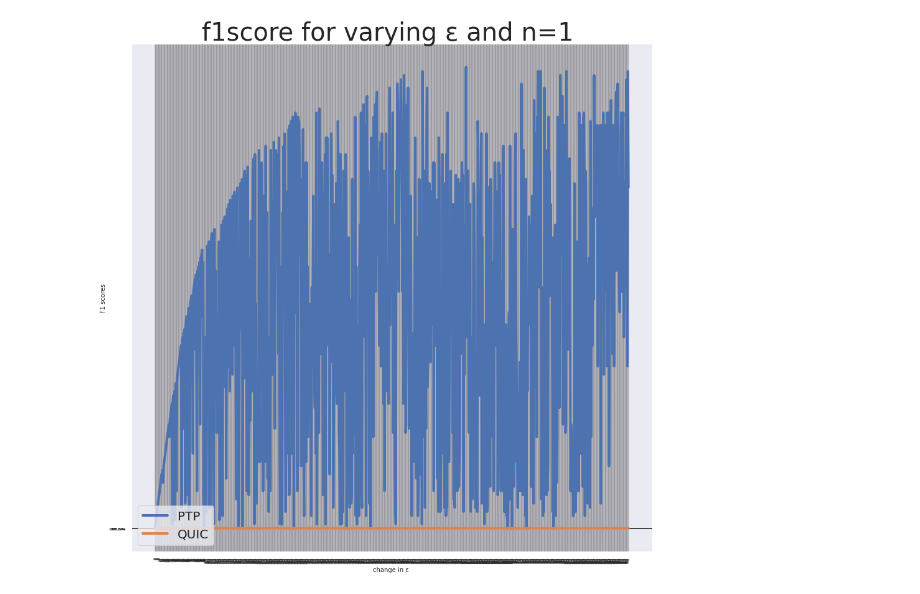
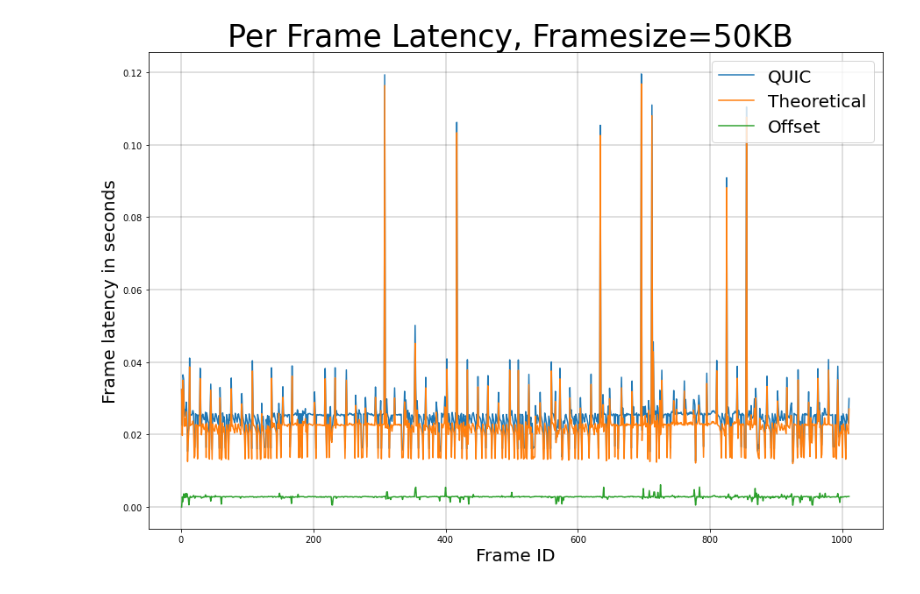
Before and after one commit to wrizzhi/quic_client_server, a Jupyter notebook: plot.ipynb, the cells around one changed output. Drawn from its saved outputs; the diff is of its cells as text; code cells hidden in the pictures.

Commit message:
plots

```diff
--- a/plot.ipynb
+++ b/plot.ipynb
@@ -29,19 +4,21 @@ e= np.arange(0,80)
-# %%
-sns.set_theme()
-plt.figure(figsize=(15,15))
-plt.plot(e,result["OFF_S"],label="PTP",linewidth=4)
-plt.plot(e,result["quic"],label="QUIC",linewidth=4)
-
-
-plt.legend( fontsize=20,loc ="lower left")
-plt.title("f1score for varying \u03B5 and n=1 ",fontsize=40)
-plt.xlabel("change in \u03B5 ",fontsize=20)
-plt.ylabel("F1 scores",fontsize=20)
-plt.xticks(e,rotation=70,fontsize=5)
-plt.yticks(np.arange(0.0001,0.001,0.0001),fontsize=5)
-plt.grid(False,color='black', linestyle='-', linewidth=0.25)
-#filename_fig = "All_Models_increasing_n_full_sum.png"
-#plt.savefig(filename_fig,bbox_inches='tight')
-plt.show()
-# %% [output]
-[figure, removed]
+# %%
+result_3 = pd.read_csv('frame_50_3.csv')
+y1 = result_3["time"].tolist()
+y2 = result_3["the"].tolist()
+y3 = result_3["offset"].tolist()
+x= result_3["frame"].tolist()
+# %%
+plt.figure(figsize=(15,10))
+plt.plot(x, y1, label = "QUIC")
+plt.plot(x, y2, label = "Theoretical")
+plt.plot(x, y3, label = "Offset")
+#plt.ylim(-0.0, 0.05)
+#plt.xlim(1, 200)
+plt.xlabel('Frame ID',fontsize=20)
+plt.ylabel('Frame latency in seconds',fontsize=20)
+plt.title('Per Frame Latency, Framesize=50KB ',fontsize=35)
+plt.grid(True,color='black', linestyle='-', linewidth=0.25)
+plt.legend(fontsize=20,loc="upper right")
+plt.show()
+# %% [output]
+[figure, added]
```
Also changed, not shown: parts of 13 cells of this notebook, 12 other files.
